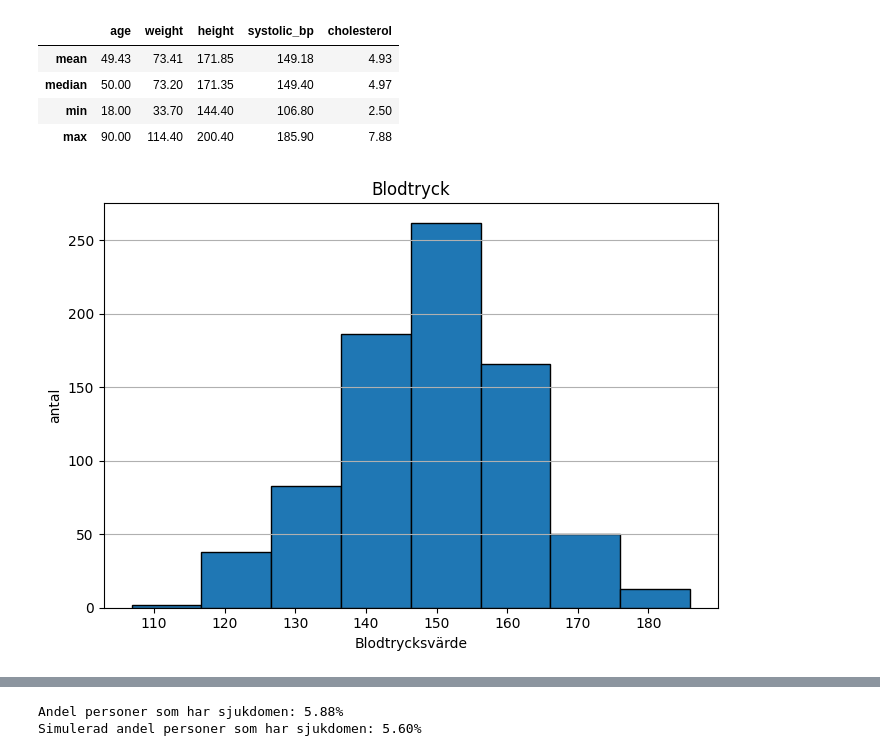
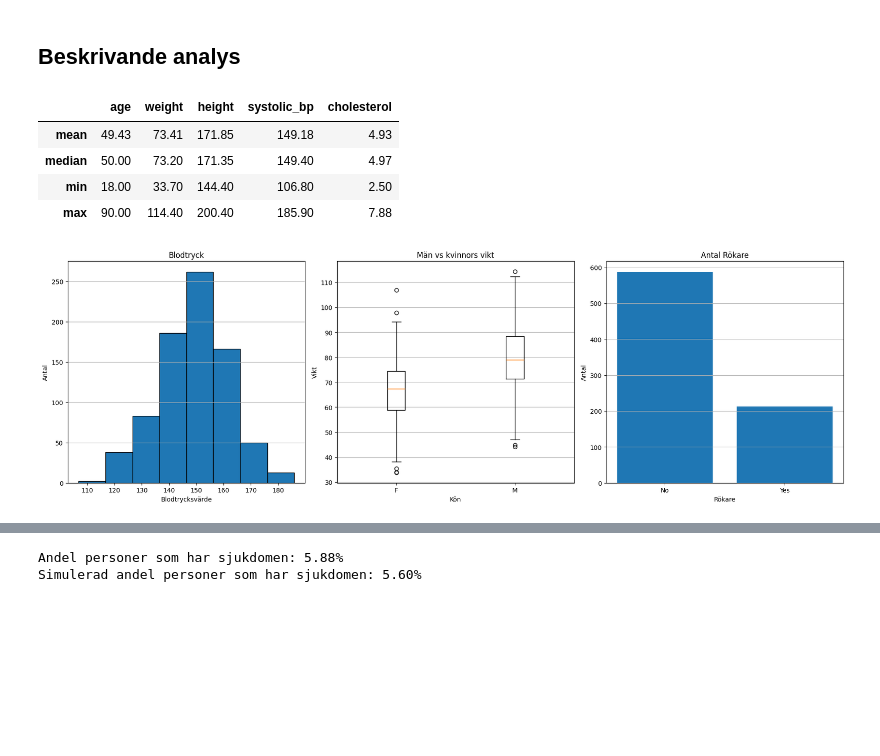
Before and after one commit to elinwahlgren/Halsostudie, a Jupyter notebook: report.ipynb, the cells around one changed output, grey strips where cells are left out. Drawn from its saved outputs; the diff is of its cells as text; code cells hidden in the pictures; blank space fills up the shorter version.

```diff
--- a/report.ipynb
+++ b/report.ipynb
@@ -47,2 +29,4 @@ df["smoker"] = df["smoker"].astype("category")
 # df.info()
+# %% [markdown]
+## Beskrivande analys
 # %%
@@ -59,6 +50,11 @@ stats
 # %%
-fig, ax = (plt.subplots())
-V.histogram(ax, df["systolic_bp"], title = "Blodtryck", xlabel = "Blodtrycksvärde" )
+#Visualisering
+fig, axes = plt.subplots(1, 3, figsize=(18, 6))
+
+V.histogram(axes[0], df["systolic_bp"], title = "Blodtryck", xlabel = "Blodtrycksvärde" )
+V.boxplot(axes[1], [df.loc[df.sex == "F", "weight"], df.loc[df.sex == "M", "weight"]], ["F", "M"], "Män vs kvinnors vikt", "Kön", "Vikt")
+V.bar(axes[2], smoker.smoker, smoker.id, "Antal Rökare", "Rökare", "Antal")
+
 plt.show()
 # %% [output]
-[figure, old version]
+[figure, new version]
```
Also changed, not shown: parts of 29 cells of this notebook, 2 other files.
